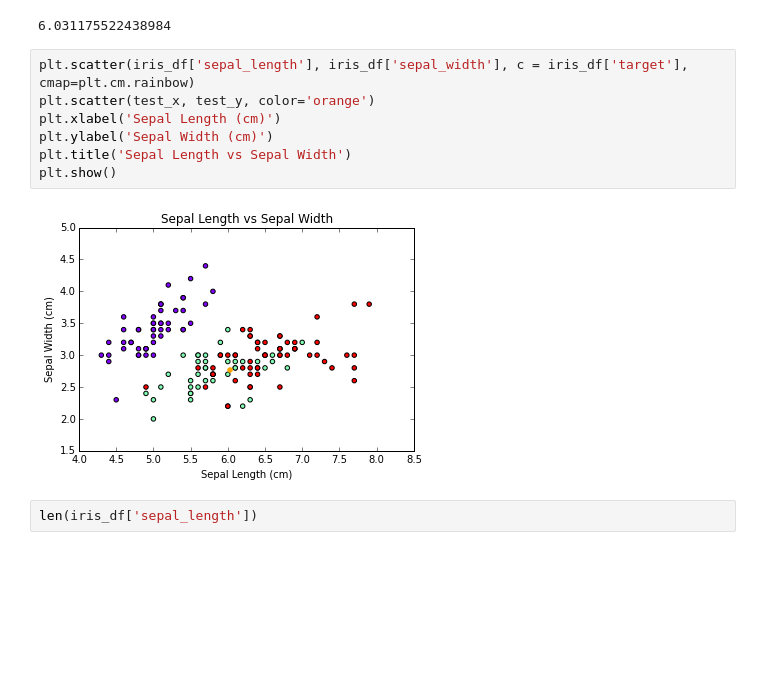
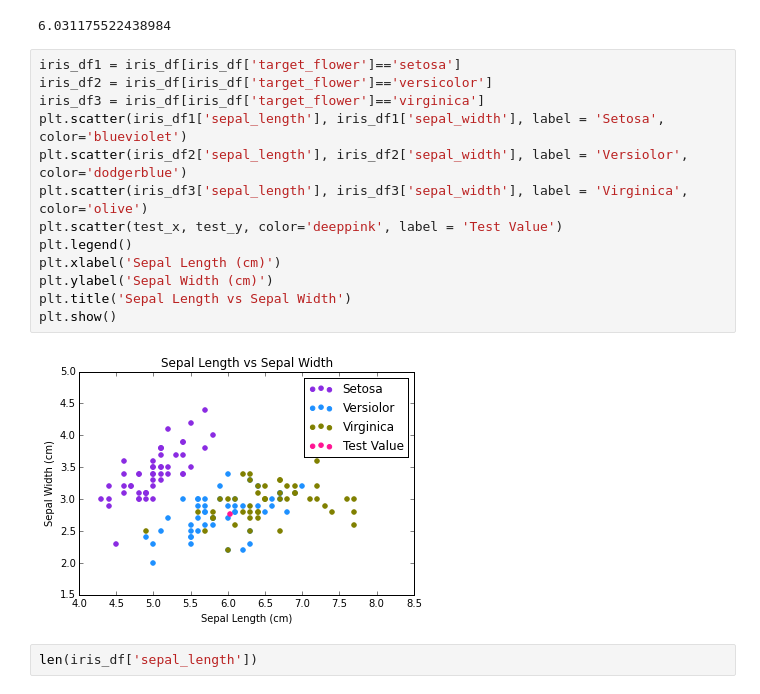
Before and after one commit to molliemarie/Thinkful-Data-Science-Projects, a Jupyter notebook: Unit4/knn.ipynb, the cells around one changed output. Saved outputs shown, nothing was run; the diff lists cells and outputs as text; blank space fills up the shorter version.

```diff
--- a/Unit4/knn.ipynb
+++ b/Unit4/knn.ipynb
@@ -122,14 +122,20 @@ test_x
 # %% [output]
 6.031175522438984
 # %%
-plt.scatter(iris_df['sepal_length'], iris_df['sepal_width'], c = iris_df['target'], cmap=plt.cm.rainbow)
-plt.scatter(test_x, test_y, color='orange')
+iris_df1 = iris_df[iris_df['target_flower']=='setosa']
+iris_df2 = iris_df[iris_df['target_flower']=='versicolor']
+iris_df3 = iris_df[iris_df['target_flower']=='virginica']
+plt.scatter(iris_df1['sepal_length'], iris_df1['sepal_width'], label = 'Setosa', color='blueviolet')
+plt.scatter(iris_df2['sepal_length'], iris_df2['sepal_width'], label = 'Versiolor', color='dodgerblue')
+plt.scatter(iris_df3['sepal_length'], iris_df3['sepal_width'], label = 'Virginica', color='olive')
+plt.scatter(test_x, test_y, color='deeppink', label = 'Test Value')
+plt.legend()
 plt.xlabel('Sepal Length (cm)')
 plt.ylabel('Sepal Width (cm)')
 plt.title('Sepal Length vs Sepal Width')
 plt.show()
 # %% [output]
-[figure, old version]
+[figure, new version]
 # %%
 len(iris_df['sepal_length'])
 # %% [output]
```
Also changed, not shown: parts of 13 cells of this notebook.
